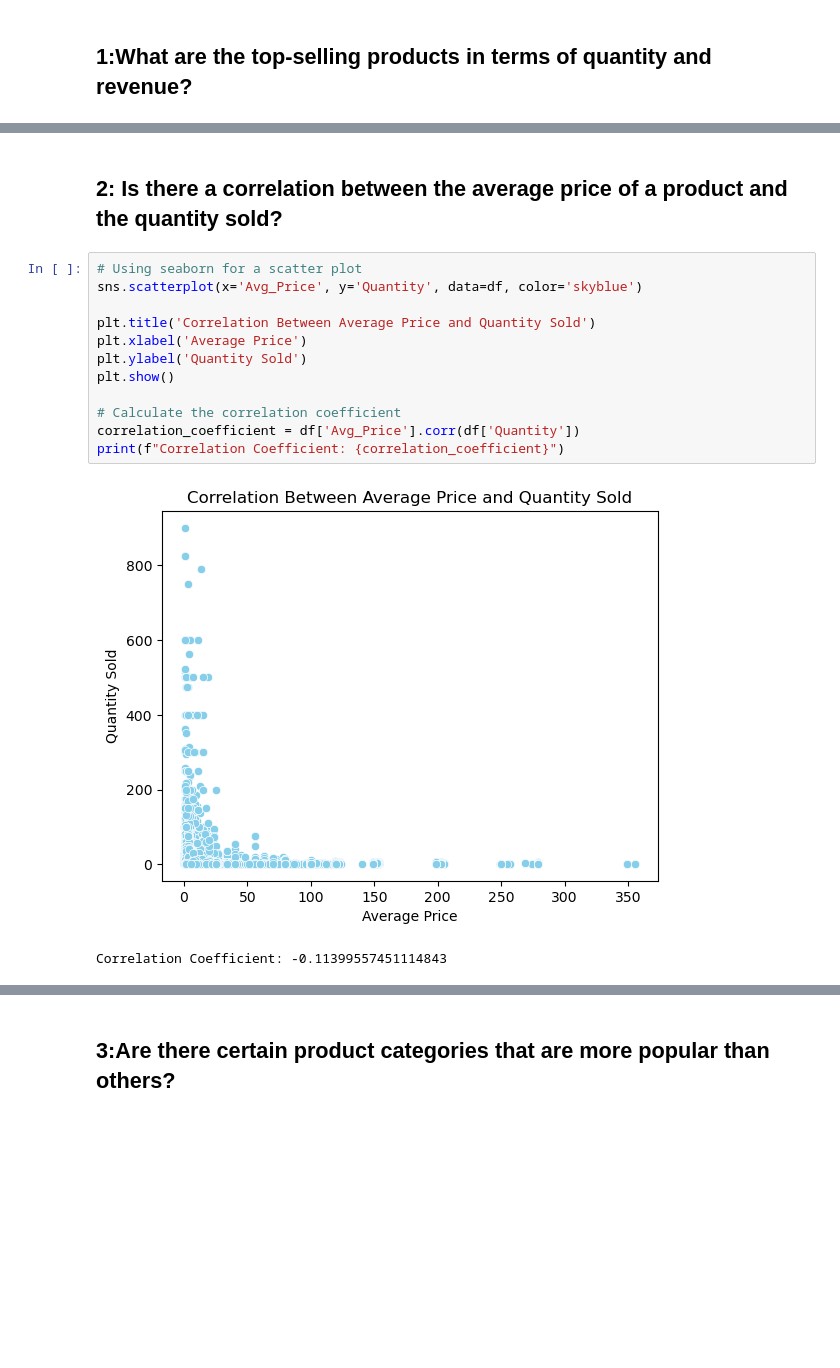
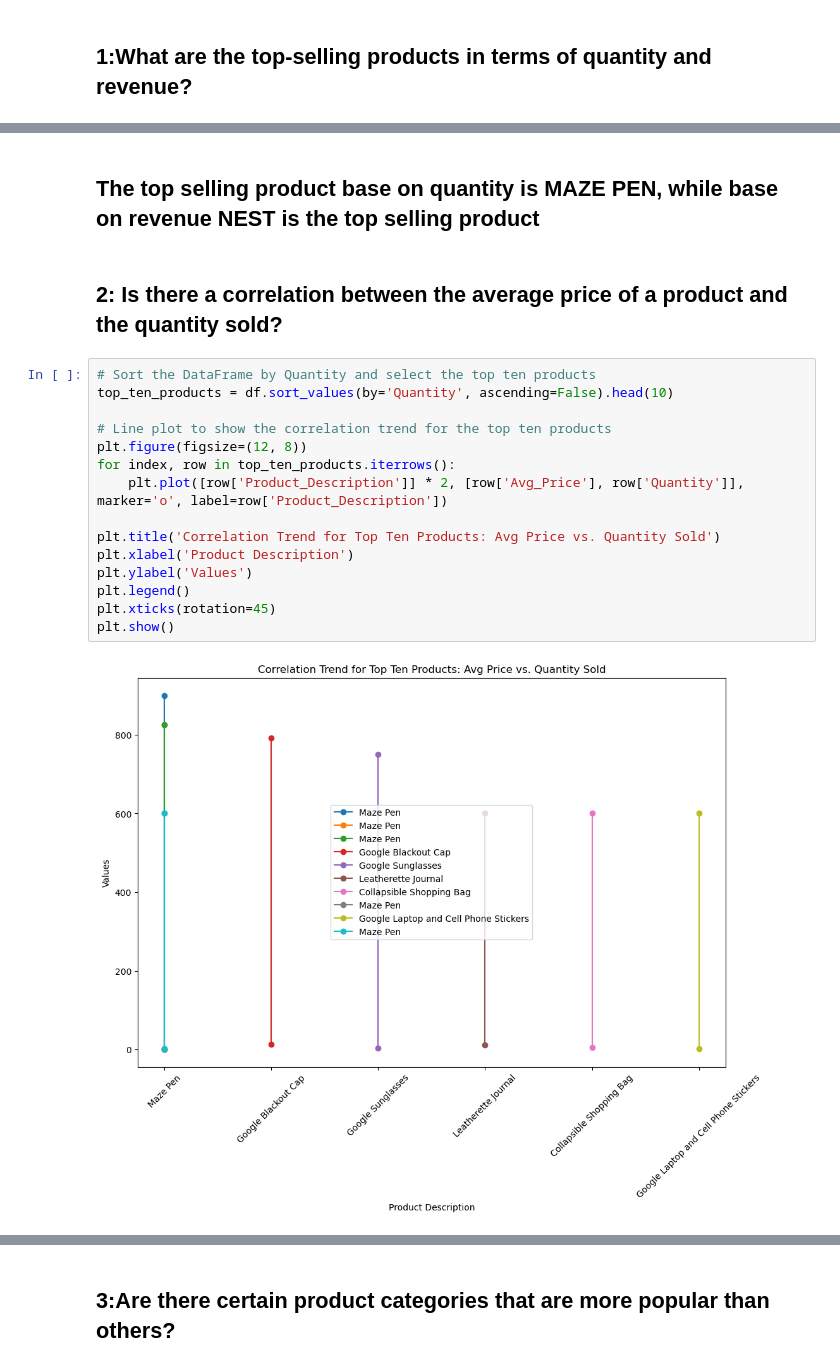
Before and after one commit to comfort75/Python, a Jupyter notebook: Online shopping.ipynb, the cells around one changed output, grey strips where cells are left out. Cells and saved outputs as stored; diff of their text form; blank space fills up the shorter version.

```diff
--- a/Online shopping.ipynb
+++ b/Online shopping.ipynb
@@ -243,20 +237,24 @@ Nest Thermostat E - USA                                   1858787.87
 Google 22 oz Water Bottle                                 1680260.55
 Google Laptop and Cell Phone Stickers                     1564495.20
 Name: Online_Spend, dtype: float64
+# %% [markdown]
+## The top selling product base on quantity is MAZE PEN, while base on revenue NEST is the top selling product
 # %% [markdown]
 ## 2: Is there a correlation between the average price of a product and the quantity sold?
 # %%
-# Using seaborn for a scatter plot
-sns.scatterplot(x='Avg_Price', y='Quantity', data=df, color='skyblue')
+# Sort the DataFrame by Quantity and select the top ten products
+top_ten_products = df.sort_values(by='Quantity', ascending=False).head(10)
 
-plt.title('Correlation Between Average Price and Quantity Sold')
-plt.xlabel('Average Price')
-plt.ylabel('Quantity Sold')
+# Line plot to show the correlation trend for the top ten products
+plt.figure(figsize=(12, 8))
+for index, row in top_ten_products.iterrows():
+    plt.plot([row['Product_Description']] * 2, [row['Avg_Price'], row['Quantity']], marker='o', label=row['Product_Description'])
+
+plt.title('Correlation Trend for Top Ten Products: Avg Price vs. Quantity Sold')
+plt.xlabel('Product Description')
+plt.ylabel('Values')
+plt.legend()
+plt.xticks(rotation=45)
 plt.show()
-
-# Calculate the correlation coefficient
-correlation_coefficient = df['Avg_Price'].corr(df['Quantity'])
-print(f"Correlation Coefficient: {correlation_coefficient}")
 # %% [output]
-[figure, old version]
+[figure, new version]
-Correlation Coefficient: -0.11399557451114843
```
Also changed, not shown: parts of 17 cells of this notebook.
